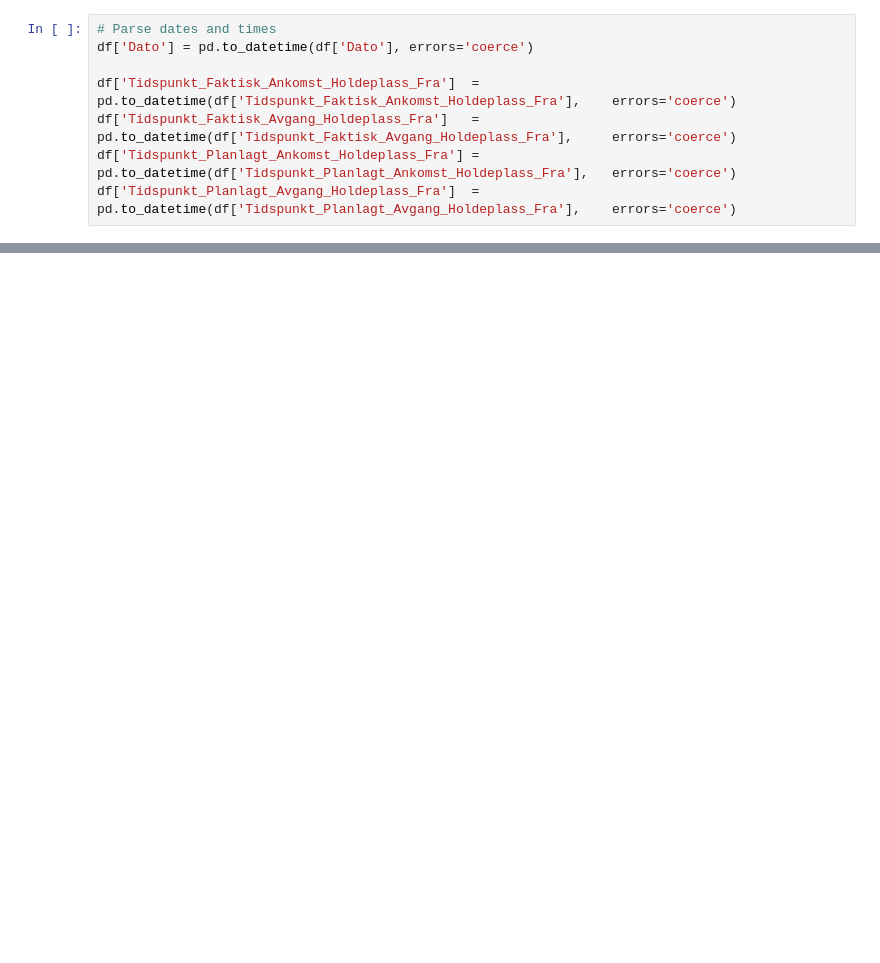
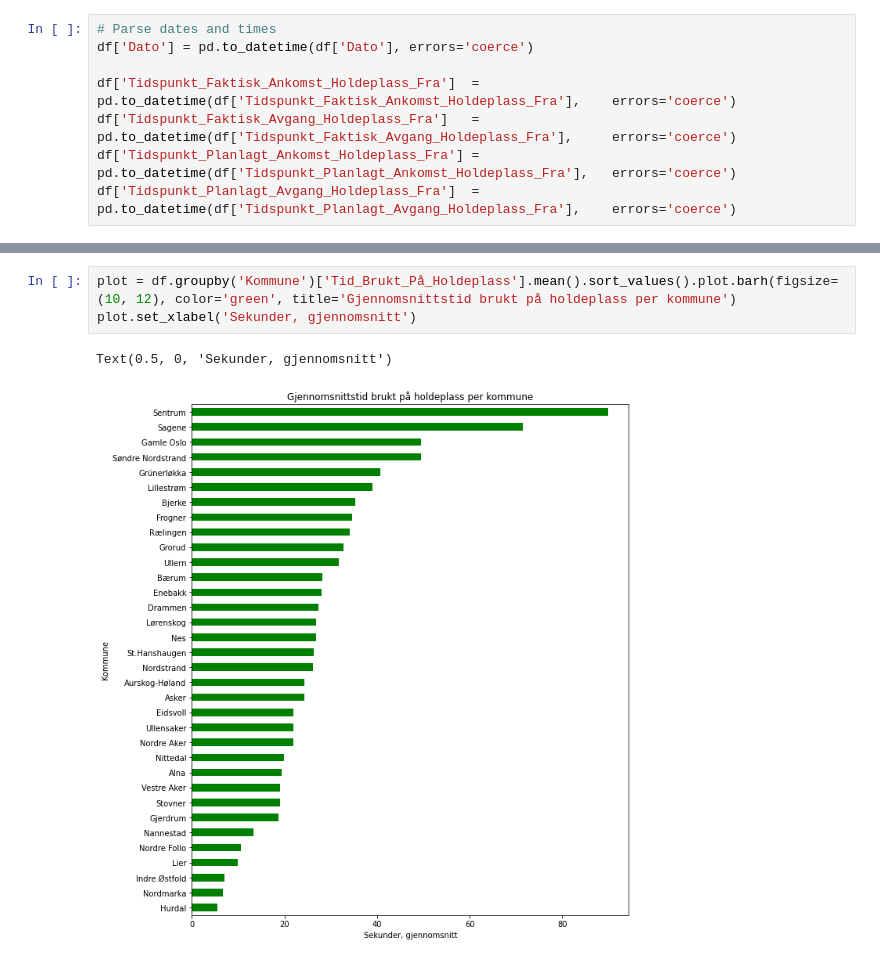
Before and after one commit to AliAnsar123/Assignment-1-DAVE3625, a Jupyter notebook: Assignment 1.ipynb, the cells around one changed output, grey strips where cells are left out. Cells and saved outputs as stored; diff of their text form; blank space fills up the shorter version.

```diff
--- a/Assignment 1.ipynb
+++ b/Assignment 1.ipynb
@@ -77,0 +74,6 @@ plot.show()
+# %%
+plot = df.groupby('Kommune')['Tid_Brukt_På_Holdeplass'].mean().sort_values().plot.barh(figsize=(10, 12), color='green', title='Gjennomsnittstid brukt på holdeplass per kommune')
+plot.set_xlabel('Sekunder, gjennomsnitt')
+# %% [output]
+Text(0.5, 0, 'Sekunder, gjennomsnitt')
+[figure, added]
```
Also changed, not shown: parts of 11 cells of this notebook.
